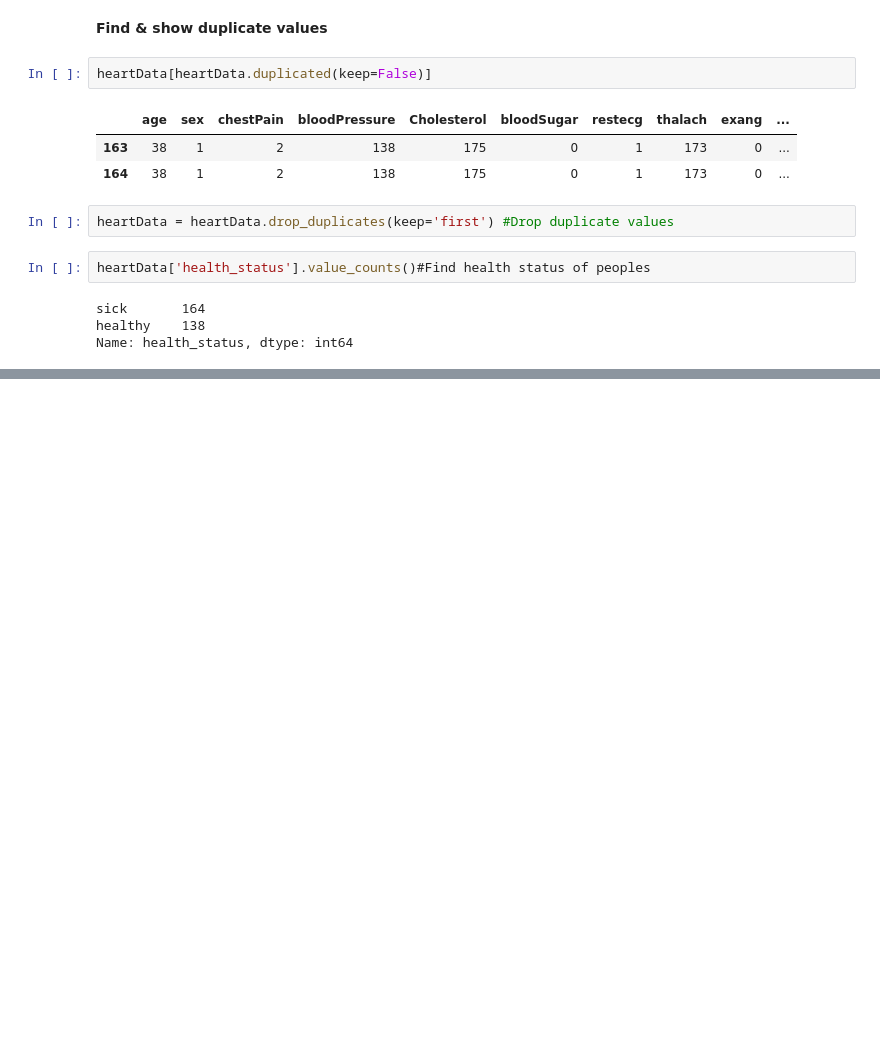
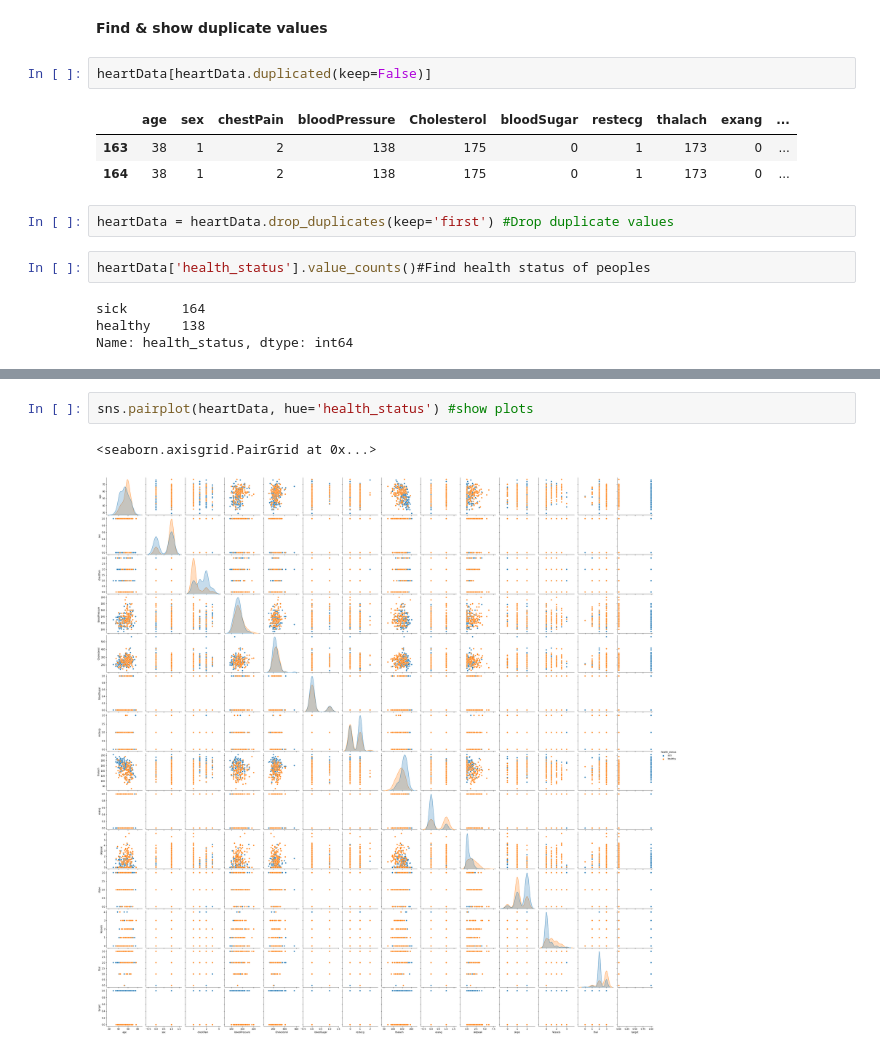
Before and after one commit to VinuriHemalka/ML_Assignment2_IT18257328_IT18257946_IT18220216_IT18231960, a Jupyter notebook: DataAnalysis .ipynb, the cells around one changed output, grey strips where cells are left out. Saved outputs shown, nothing was run; the diff lists cells and outputs as text; blank space fills up the shorter version.

```diff
--- a/DataAnalysis .ipynb
+++ b/DataAnalysis .ipynb
@@ -157,0 +181,5 @@ Name: health_status, dtype: int64
+# %%
+sns.pairplot(heartData, hue='health_status') #show plots
+# %% [output]
+<seaborn.axisgrid.PairGrid at 0x...>
+[figure, added]
```
Also changed, not shown: parts of 9 cells of this notebook.
